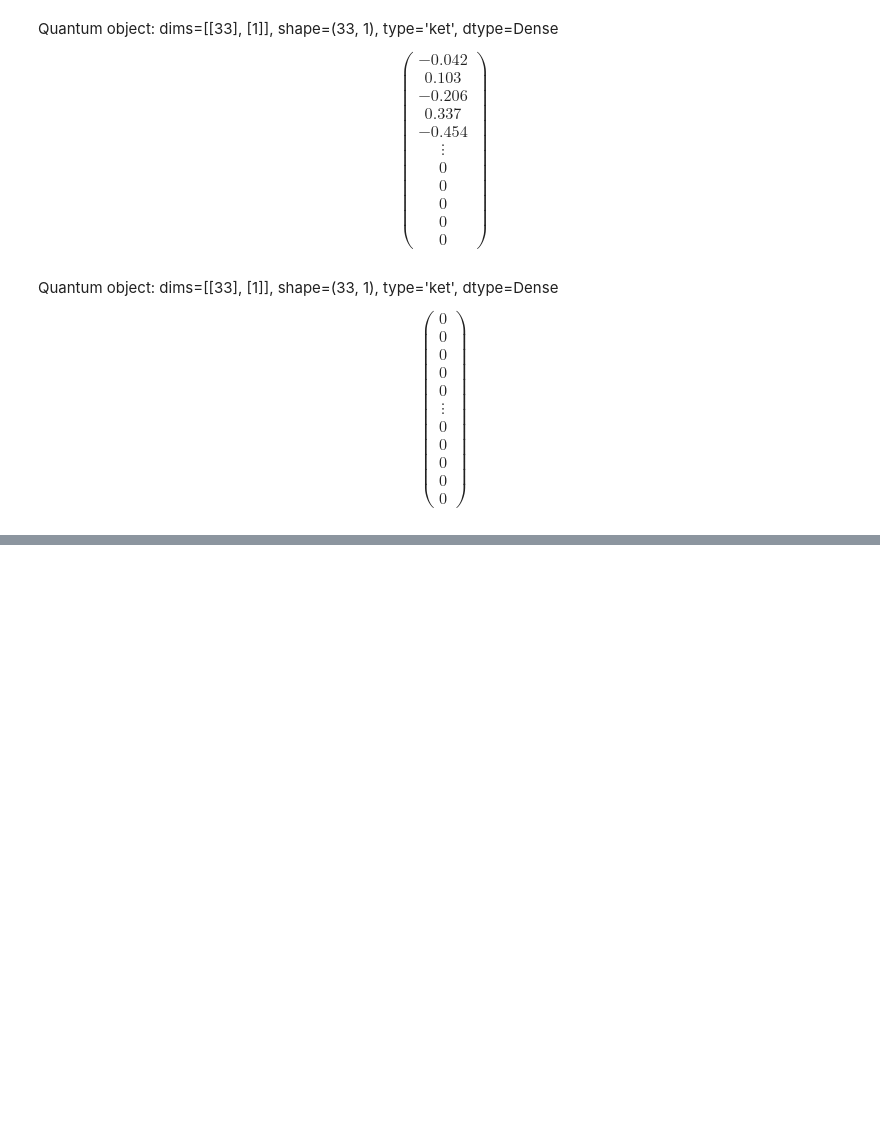
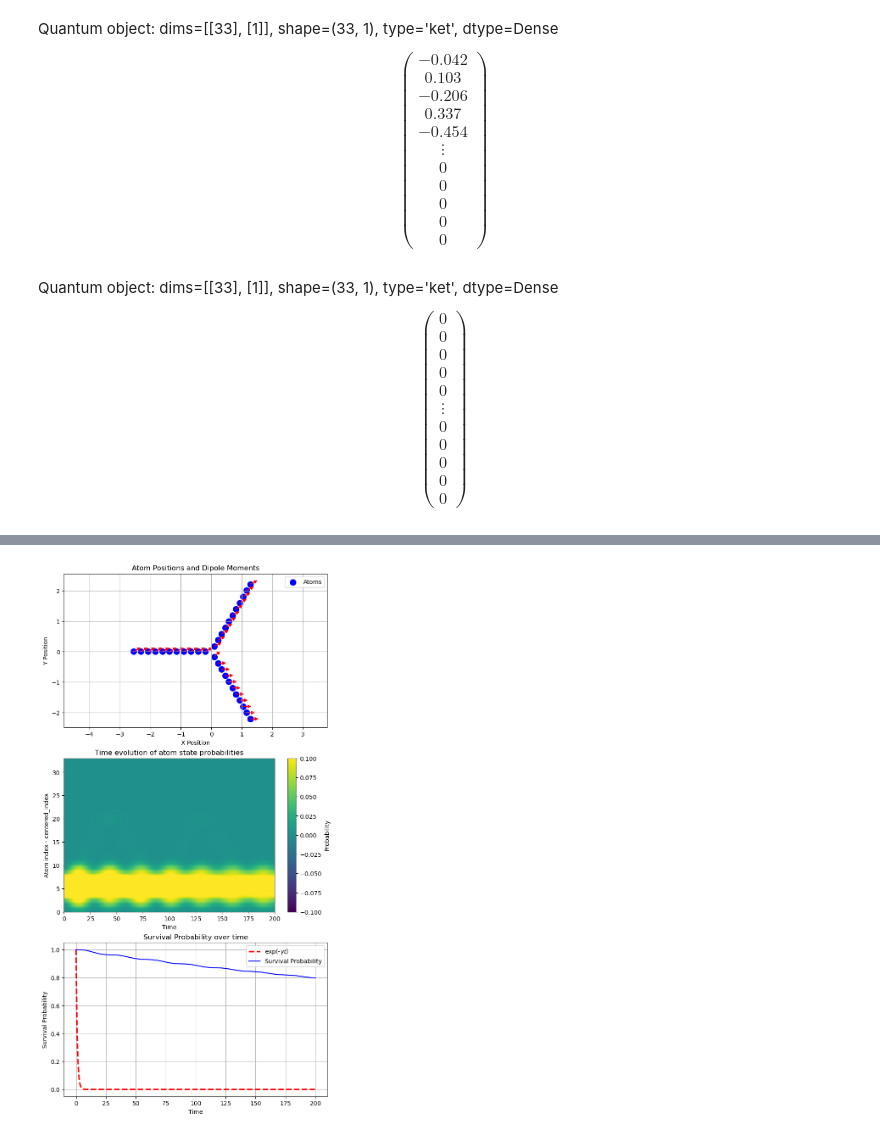
Before and after one commit to LBPhysics/GIT_Code_BA, a Jupyter notebook: Continuation/Qutip/New_Topology.ipynb, the cells around one changed output, grey strips where cells are left out. Drawn from its saved outputs; the diff is of its cells as text; code cells hidden in the pictures; blank space fills up the shorter version.

```diff
--- a/Continuation/Qutip/New_Topology.ipynb
+++ b/Continuation/Qutip/New_Topology.ipynb
@@ -437,0 +417,77 @@ plt.show()
+# %%
+N = 33
+optimized_angles = [8.56243885e-01, 5.45393047e-01, 3.85418697e-01, 3.18513591e-01, 3.09201236e-01,
+                    3.18809638e-01, 3.02352737e-01, 2.45478456e-01, 1.90687899e-01, 1.81840059e-01,
+                    2.92083938e-01, 6.11810003e-01, 9.01226926e-01, 1.11087273e+00, 1.33708053e+00,
+                    1.48645068e+00, 1.33431484e+00, 1.03719638e+00, 7.11143820e-01, 3.11570521e-01,
+                    0.00000000e+00, 2.75855356e-19, 6.56744532e-01, 0.00000000e+00, 2.70445385e-19,
+                    4.83460526e-02, 1.36868323e-01, 2.92998383e-04, 2.99060327e-02, 4.23999898e-03,
+                    1.86039360e-02, 4.04483397e-03, 8.60705448e-04]
+optimized_angles = [5e-01] * (2 * N // 3)
+optimized_angles.extend([8e-01])
+optimized_angles.extend([0] * (N // 3 - 1))
+
+# Initial dipoles and positions
+dipoles = [dipole_vector(ang) for ang in optimized_angles]
+positions = topo_positions(optimized_distance_in)
+
+# Create figure and subplots
+fig, (ax1, ax2, ax3) = plt.subplots(3, 1, figsize=(8, 16))
+
+# Define the range of distances for the animation
+fixed_dist = 1.0  # Assuming a fixed distance is defined somewhere
+dists = np.linspace(0.2 * fixed_dist, 0.35 * fixed_dist, 30)
+
+# Initial plot setup
+scatter = ax1.scatter(positions[:, 0], positions[:, 1], color='blue', s=100, label='Atoms')
+arrows = [ax1.arrow(position[0], position[1], dip[0] * 0.15, dip[1] * 0.15, head_width=0.1, head_length=0.1, fc='r', ec='r') for position, dip in zip(positions, dipoles)]
+ax1.set_title('Atom Positions and Dipole Moments')
+ax1.set_xlabel('X Position')
+ax1.set_ylabel('Y Position')
+ax1.grid(True)
+ax1.legend()
+ax1.axis('equal')
+
+# Create a heatmap for state probabilities
+im = ax2.imshow(np.zeros((N, len(times))), aspect='auto', origin='lower', cmap='viridis', extent=[0, times[-1], 0, N])
+colorbar = fig.colorbar(im, ax=ax2, label='Probability')
+ax2.set_xlabel('Time')
+ax2.set_ylabel('Atom index - centered_index')
+ax2.set_title('Time evolution of atom state probabilities')
+
+# Initial survival probability plot
+line_exp, = ax3.plot(times, np.exp(-times), 'r--', linewidth=2.5, label=r'exp(-$\gamma t$)')
+line_surv, = ax3.plot(times, np.zeros_like(times), 'b-', label='Survival Probability')
+ax3.set_xlabel('Time')
+ax3.set_ylabel('Survival Probability')
+ax3.set_title('Survival Probability over time')
+ax3.legend()
+ax3.grid(True)
+
+def animate(dist):
+    global arrows
+
+    # Update positions with the new distance
+    positions = topo_positions(dist)
+    y1, y2 = survival_probabilities(dipoles, dist, times, Psi_0=psi0)
+
+    # Update scatter plot
+    scatter.set_offsets(positions)
+
+    # Update arrows
+    for arrow in arrows:
+        arrow.remove()  # Remove old arrows
+    arrows = [ax1.arrow(position[0], position[1], dip[0] * 0.15, dip[1] * 0.15, head_width=0.1, head_length=0.1, fc='r', ec='r') for position, dip in zip(positions, dipoles)]
+
+    # Update heatmap
+    im.set_data(y1.T)
+
+    # Update survival probability line
+    line_surv.set_ydata(y2)
+
+# Animate
+ani = animation.FuncAnimation(fig, animate, frames=dists, repeat=True)
+ani.save('distances_animation.gif', writer='pillow')
+plt.show()
+# %% [output]
+[figure, added]
```
Also changed, not shown: parts of 7 cells of this notebook, 5 other files.
